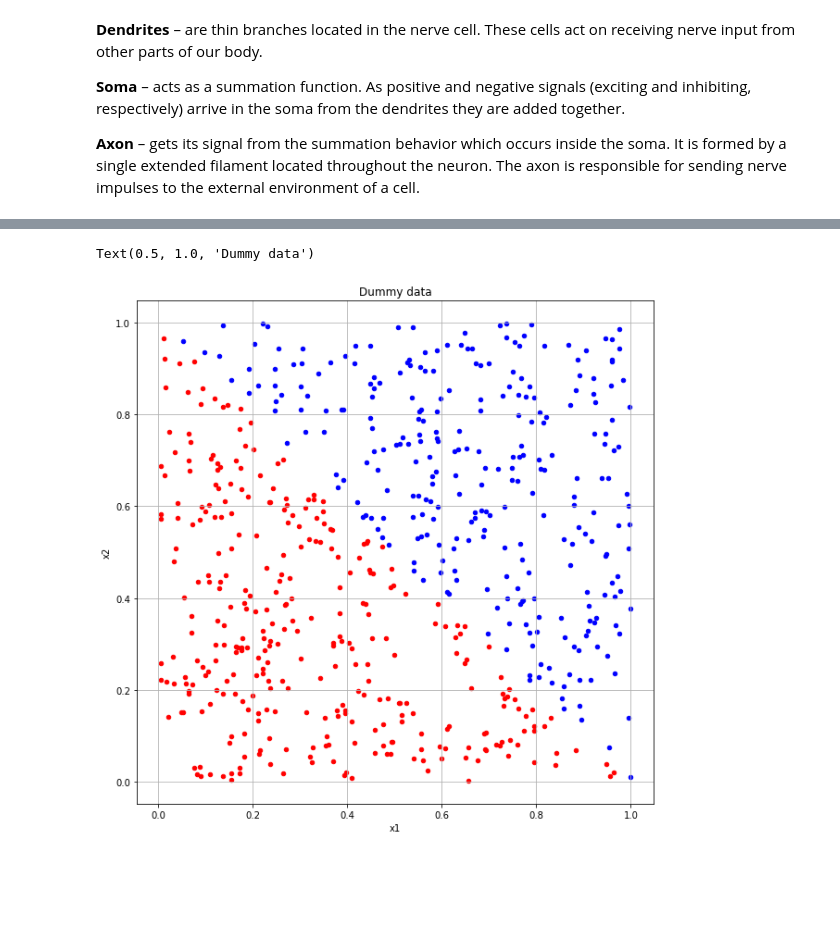
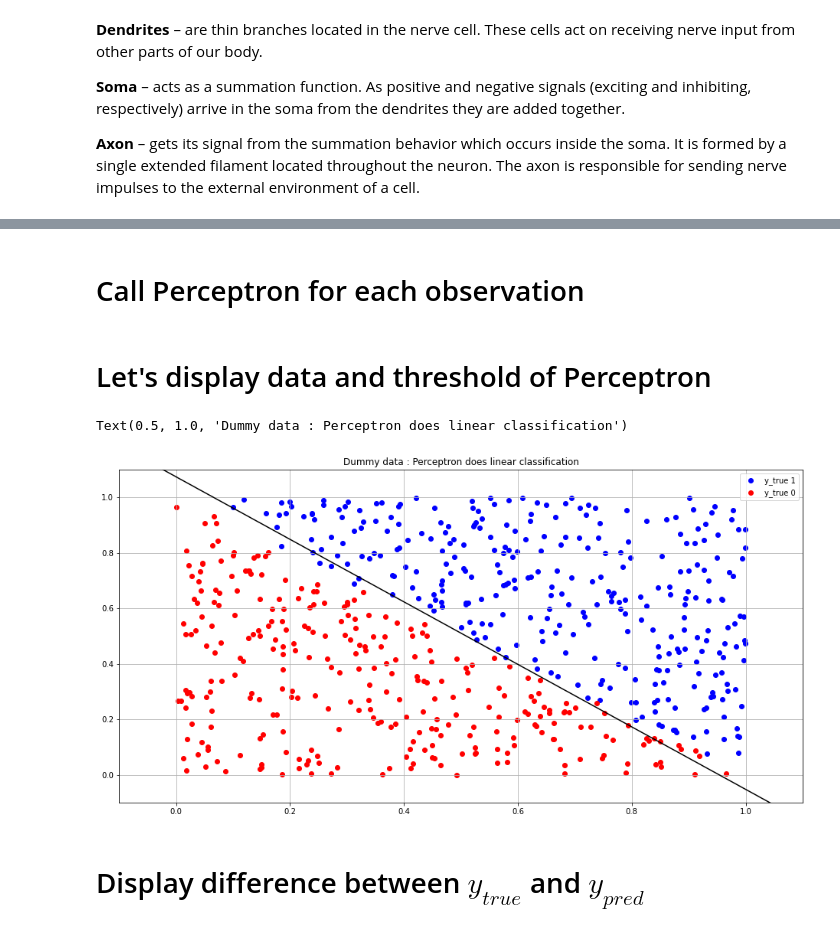
Before and after one commit to eltarr-kawther/MLP-from-scratch, a Jupyter notebook: perceptron_predictions.ipynb, the cells around one changed output, grey strips where cells are left out. Saved outputs shown, nothing was run; the diff lists cells and outputs as text; code cells hidden in the pictures; blank space fills up the shorter version.

Commit message:
added graphs with utils file

```diff
--- a/perceptron_predictions.ipynb
+++ b/perceptron_predictions.ipynb
@@ -28,6 +37,8 @@ y = np.where(np.sum(X, axis=1)>1, 1, 0)
 # %%
 data = pd.DataFrame(columns=('x1', 'x2'), data=X)
 data['y'] = y
+# %% [markdown]
+# Call Perceptron for each observation
 # %%
 initial_weights = [0.1, 0.1]
 initial_bias = 0.05
@@ -41,10 +54,18 @@ for i, line in data.iterrows():
+# %% [markdown]
+# Let's display data and threshold of Perceptron
 # %%
-fig = plt.figure(figsize=(10,10))
-fig.gca()
-data[data.y==1].plot(kind='scatter', ax=fig.gca(), x='x1', y='x2', color='blue')
-data[data.y==0].plot(kind='scatter', ax=fig.gca(), x='x1', y='x2', color='red')
+fig = plt.figure(figsize=(16,8))
+
+plt.scatter(data[data.y==1]['x1'], data[data.y==1]['x2'], color='blue', label="y_true 1")
+plt.scatter(data[data.y==0]['x1'], data[data.y==0]['x2'], color='red', label="y_true 0")
+
+xlim = fig.gca().get_xlim()
+display_threshold(SLP, ax=fig.gca(), xlim=xlim)
 plt.grid()
-plt.title('Dummy data')
+plt.legend()
+plt.title('Dummy data : Perceptron does linear classification')
 # %% [output]
-Text(0.5, 1.0, 'Dummy data')
+Text(0.5, 1.0, 'Dummy data : Perceptron does linear classification')
-[figure, old version]
+[figure, new version]
+# %% [markdown]
+# Display difference between $y_{true}$ and $y_{pred}$
```
Also changed, not shown: parts of 8 cells of this notebook, 2 other files.
